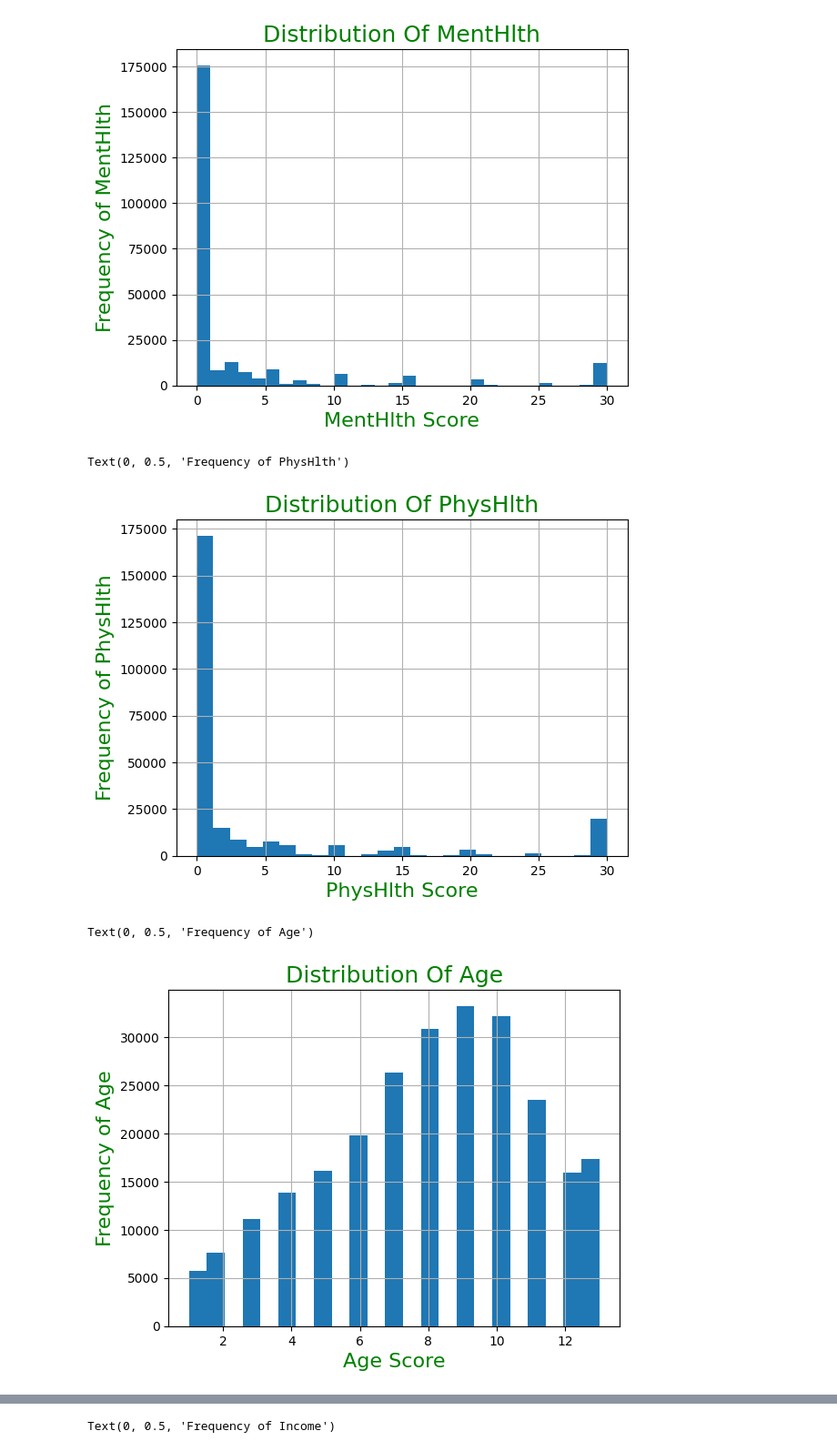
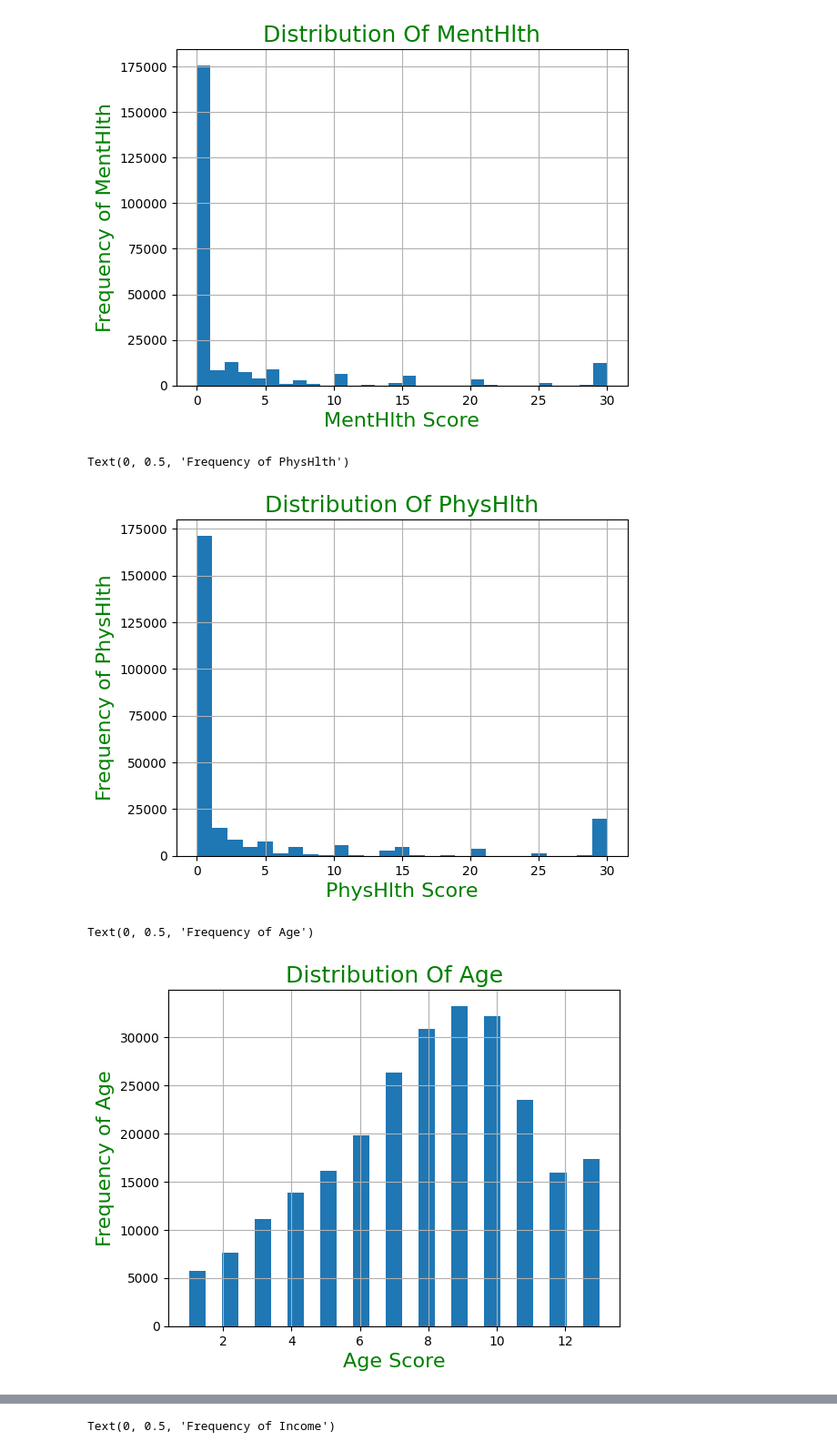
Before and after one commit to ejohnmedina/dsi-project-4, a Jupyter notebook: derek.ipynb, the cells around one changed output, grey strips where cells are left out. Shown at 91% size. Drawn from its saved outputs; the diff is of its cells as text; code cells hidden in the pictures.

```diff
--- a/derek.ipynb
+++ b/derek.ipynb
@@ -141,21 +141,21 @@ Text(0, 0.5, 'Frequency of MentHlth')
 [figure]
 # %%
 d = data['PhysHlth']
-hist = d.hist(bins=25)
+hist = d.hist(bins=27)
 plt.title("Distribution Of PhysHlth", size = 18, color='green')
 plt.xlabel("PhysHlth Score", size = 16, color='green')
 plt.ylabel("Frequency of PhysHlth", size = 16, color='green')
 # %% [output]
 Text(0, 0.5, 'Frequency of PhysHlth')
-[figure, old version]
+[figure, new version]
 # %%
 d = data['Age']
-hist = d.hist(bins=23)
+hist = d.hist(bins=25)
 plt.title("Distribution Of Age", size = 18, color='green')
 plt.xlabel("Age Score", size = 16, color='green')
 plt.ylabel("Frequency of Age", size = 16, color='green')
 # %% [output]
 Text(0, 0.5, 'Frequency of Age')
-[figure, old version]
+[figure, new version]
 # %%
 d = data['Education']
```
Also changed, not shown: parts of 3 cells of this notebook.
